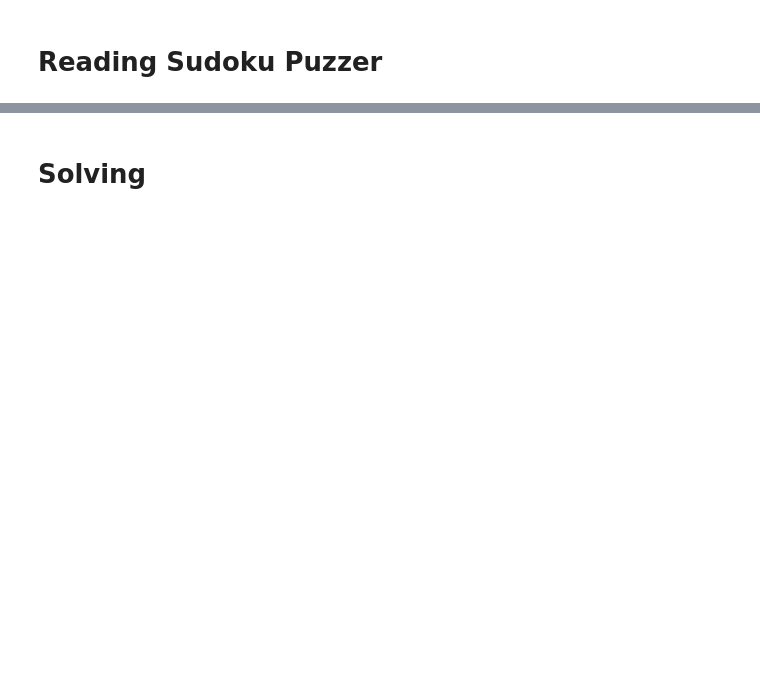
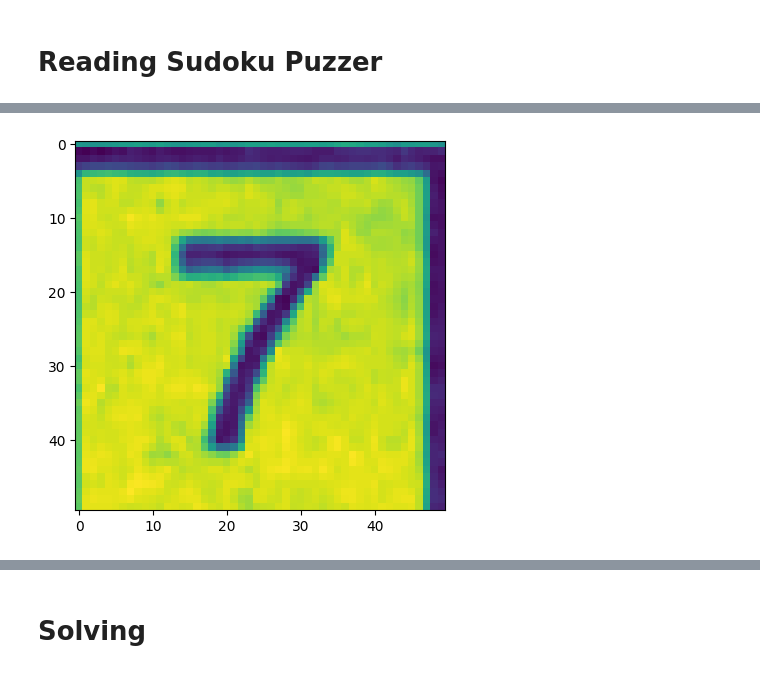
Before and after one commit to ridwanmahendra/Sudoku-Hero, a Jupyter notebook: notebook.ipynb, the cells around one changed output, grey strips where cells are left out. Cells and saved outputs as stored; diff of their text form; code cells hidden in the pictures; blank space fills up the shorter version.

```diff
--- a/notebook.ipynb
+++ b/notebook.ipynb
@@ -222,0 +265,7 @@ plt.show()
+# %%
+sudoku_cell = splitcells(img_warp_colored)
+plt.figure()
+plt.imshow(sudoku_cell[5])
+plt.show()
+# %% [output]
+[figure, added]
```
Also changed, not shown: parts of 19 cells of this notebook.
